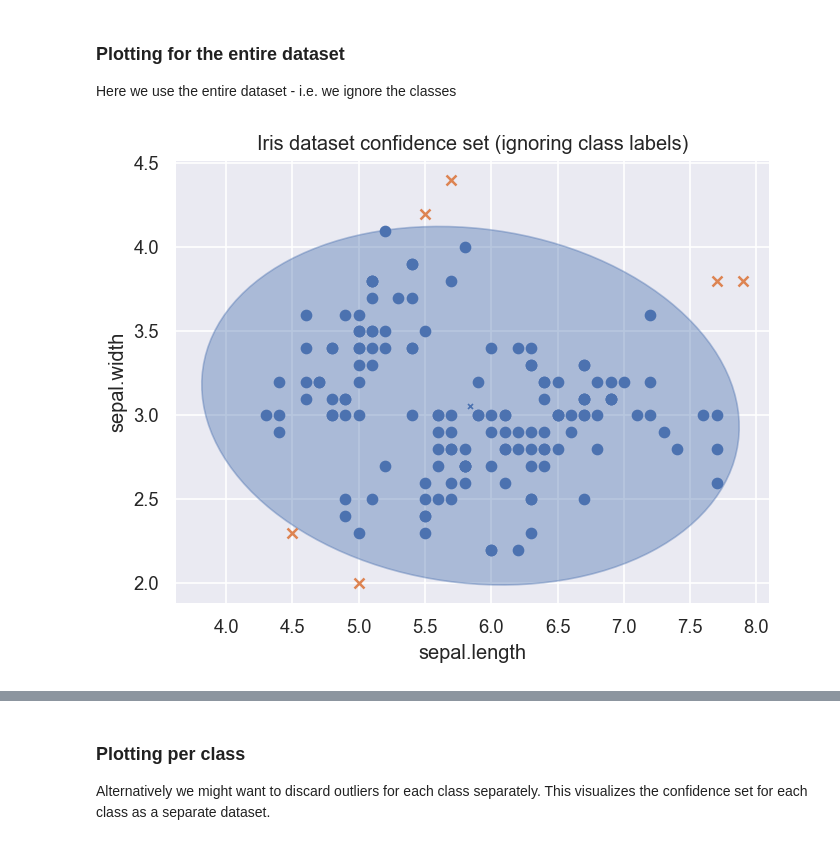
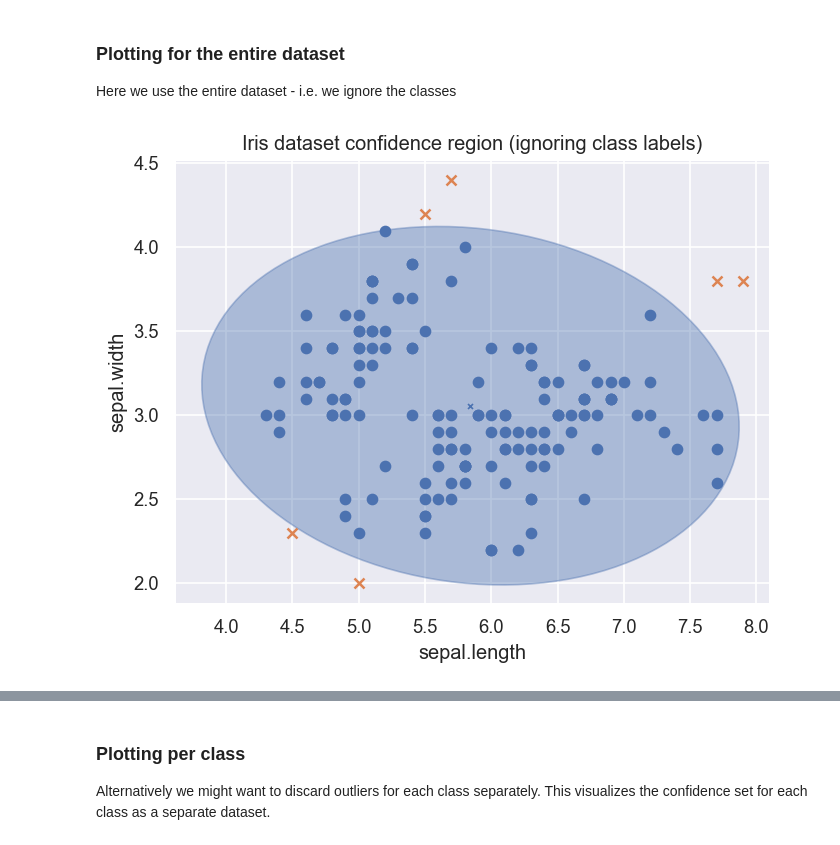
Before and after one commit to honzikv/multidimstats, a Jupyter notebook: cv02/main.ipynb, the cells around one changed output, grey strips where cells are left out. Saved outputs shown, nothing was run; the diff lists cells and outputs as text; code cells hidden in the pictures.

```diff
--- a/cv02/main.ipynb
+++ b/cv02/main.ipynb
@@ -67,7 +67,7 @@ from scipy.stats import chi2
 
 def get_confidence_ellipse_params(x, confidence=.95):
     """
-    Returns the parameters of the ellipse that represents the confidence region for a 2D Gaussian distribution.
+    Returns the parameters of the ellipse that represents the confidence region for 2D Gaussian distribution.
 
     Args:
         x (np.array): array-like of shape (n_samples, 2)
@@ -75,7 +75,7 @@ def get_confidence_ellipse_params(x, confidence=.95):
     """
 
     # Compute the covariance matrix
-    x_mean = np.mean(x, axis=0)
+    x_mean = np.mean(x, axis=0)  # mean is the center of the ellipse
     x_cov = np.cov(x, rowvar=False)
 
     # Compute the eigenvalues and eigenvectors
@@ -160,9 +160,6 @@ def plot_dataset(dims, color_in='cornflowerblue', color_out='lightcoral', confid
         color_out (str, optional): Color of the outliers. Defaults to 'lightcoral'.
         confidence (float, optional): Confidence, must be in (0, 1). Defaults to .95.
         save (bool, optional): Whether to save the figure. Defaults to True.
-
-    Returns:
-        fig: figure
     """
 
     # Create new figure
@@ -172,7 +169,7 @@ def plot_dataset(dims, color_in='cornflowerblue', color_out='lightcoral', confid
     ellipse_color = colors.to_rgba(color_in, alpha=.4)
 
     # Add title and axis labels
-    plt.title('Iris dataset confidence set (ignoring class labels)')
+    plt.title('Iris dataset confidence region (ignoring class labels)')
     plt.xlabel(dims[0])
     plt.ylabel(dims[1])
 
@@ -184,10 +181,8 @@ def plot_dataset(dims, color_in='cornflowerblue', color_out='lightcoral', confid
     # Save if required
     if save:
         fig.savefig(os.path.join(output_folder, f'iris_{dims[0]}_{dims[1]}_ellipse.png'), dpi=300)
-
-    return fig
 # %%
-fig = plot_dataset(['sepal.length', 'sepal.width'], color_in=sns.color_palette()[0], color_out=sns.color_palette()[1])
+plot_dataset(['sepal.length', 'sepal.width'], color_in=sns.color_palette()[0], color_out=sns.color_palette()[1])
 # %% [output]
-[figure, old version]
+[figure, new version]
 # %%
```
Also changed, not shown: parts of 5 cells of this notebook, 3 other files.
